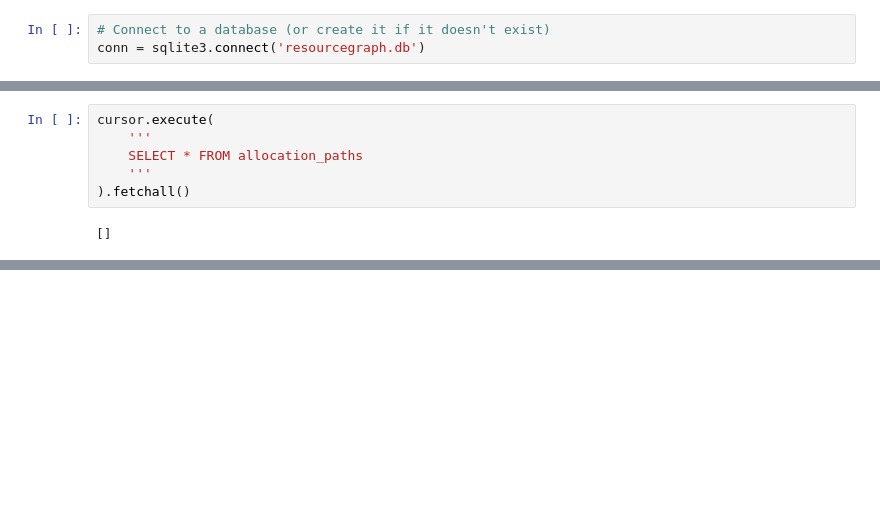
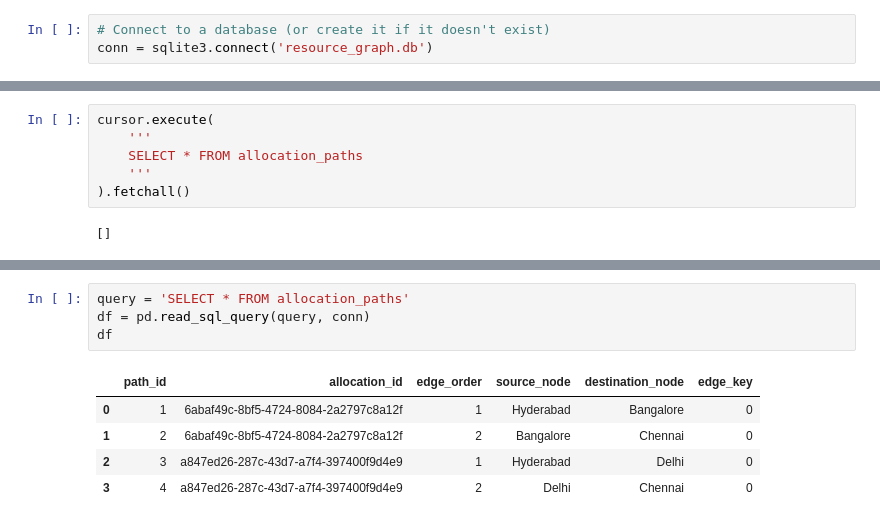
Before and after one commit to Narasim/Python_DLDS, a Jupyter notebook: AgenticAI_Graphs_HumanInLoop.ipynb, the cells around one changed output, grey strips where cells are left out. Cells and saved outputs as stored; diff of their text form; blank space fills up the shorter version.

Commit message:
Kaggle Notebook | AgenticAI Graphs Human in Loop | Version 1

```diff
--- a/AgenticAI_Graphs_HumanInLoop.ipynb
+++ b/AgenticAI_Graphs_HumanInLoop.ipynb
@@ -202,7 +204,7 @@ plt.show()
 [figure]
 # %%
 # Connect to a database (or create it if it doesn't exist)
-conn = sqlite3.connect('resourcegraph.db')
+conn = sqlite3.connect('resource_graph.db')
 # %%
 cursor = conn.cursor()
 # %%
@@ -302,0 +415,10 @@ def store_allocation(network_graph, source_name, destination_name, best_path, ba
+# %%
+query = 'SELECT * FROM allocation_paths'
+df = pd.read_sql_query(query, conn)
+df
+# %% [output]
+|  | path_id | allocation_id | edge_order | source_node | destination_node | edge_key |
+| 0 | 1 | 6abaf49c-8bf5-4724-8084-2a2797c8a12f | 1 | Hyderabad | Bangalore | 0 |
+| 1 | 2 | 6abaf49c-8bf5-4724-8084-2a2797c8a12f | 2 | Bangalore | Chennai | 0 |
+| 2 | 3 | a847ed26-287c-43d7-a7f4-397400f9d4e9 | 1 | Hyderabad | Delhi | 0 |
+| 3 | 4 | a847ed26-287c-43d7-a7f4-397400f9d4e9 | 2 | Delhi | Chennai | 0 |
```
Also changed, not shown: parts of 15 cells of this notebook.
